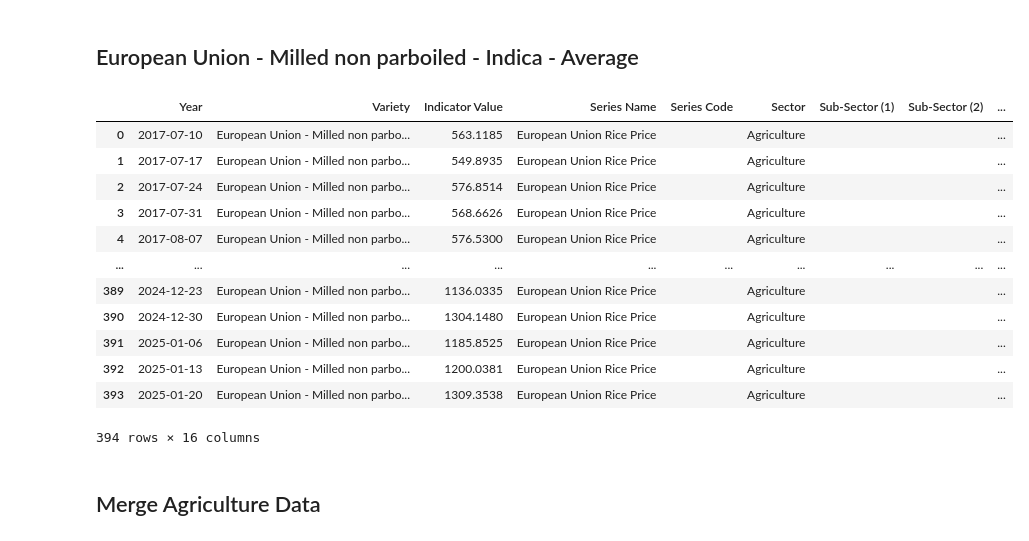
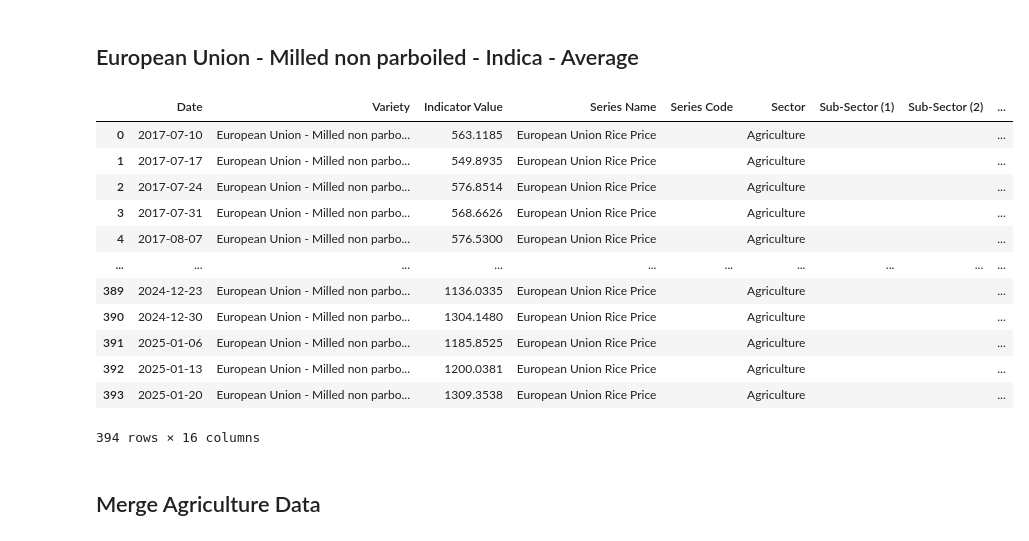
Before and after one commit to whatanakKean/cdri-data-hub-web-view, a Jupyter notebook: src/etl/experiments.ipynb, the cells around one changed output. Cells and saved outputs as stored; diff of their text form; code cells hidden in the pictures.

```diff
--- a/src/etl/experiments.ipynb
+++ b/src/etl/experiments.ipynb
@@ -211,34 +216,36 @@ Name: Year, Length: 301, dtype: datetime64[ns]
 # %%
 import pandas as pd
 import sqlite3
 
 # Step 1: Read the data
 european_indica_average = pd.read_excel("./raw agriculture & economic/Rice Price_v4a.xlsx", sheet_name="European Union - Milled non (2)")
 
 
 european_indica_average = european_indica_average.rename(columns={"Rice variety": "Variety"})
 european_indica_average = european_indica_average.rename(columns={"Price (€/Tonne)": "Indicator Value"})
-european_indica_average = european_indica_average.rename(columns={"Reference Period": "Year"})
+european_indica_average = european_indica_average.rename(columns={"Reference Period": "Date"})
+
+european_indica_average['Indicator Value'] = pd.to_numeric(european_indica_average['Indicator Value'], errors='coerce')
 
 # Add Columns
 european_indica_average["Series Name"] = "European Union Rice Price"
 european_indica_average["Series Code"] = ""
 european_indica_average["Sector"] = "Agriculture"
 european_indica_average["Sub-Sector (1)"] = ""
 european_indica_average["Sub-Sector (2)"] = ""
 european_indica_average["Source"] = ""
 european_indica_average["Latitude"] = ""
 european_indica_average["Longtitude"] = ""
 european_indica_average["Indicator"] = "Average Price"
 european_indica_average["Indicator Unit"] = "£/Tonne"
 
 european_indica_average["Province"] = ""
 european_indica_average["Markets"] = ""
 european_indica_average["Pro code"] = ""
 
 european_indica_average
 # %% [output]
-|  | Year | Variety | Indicator Value | Series Name | Series Code | Sector | Sub-Sector (1) | Sub-Sector (2) | ... |
+|  | Date | Variety | Indicator Value | Series Name | Series Code | Sector | Sub-Sector (1) | Sub-Sector (2) | ... |
 | 0 | 2017-07-10 | European Union - Milled non parbo... | 563.1185 | European Union Rice Price |  | Agriculture |  |  | ... |
 | 1 | 2017-07-17 | European Union - Milled non parbo... | 549.8935 | European Union Rice Price |  | Agriculture |  |  | ... |
 | 2 | 2017-07-24 | European Union - Milled non parbo... | 576.8514 | European Union Rice Price |  | Agriculture |  |  | ... |
```
Also changed, not shown: parts of 7 cells of this notebook, 9 other files.
